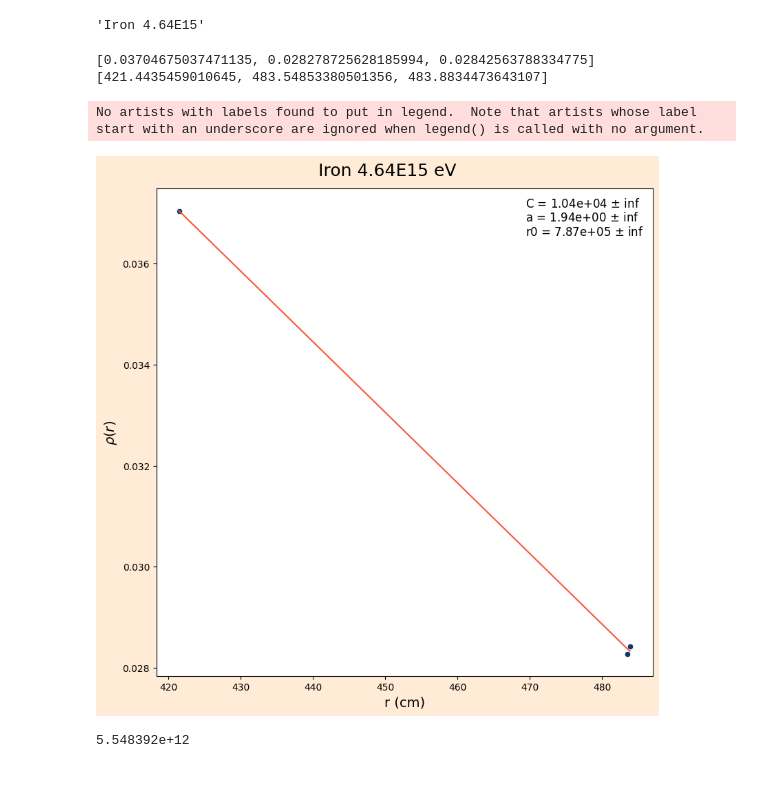
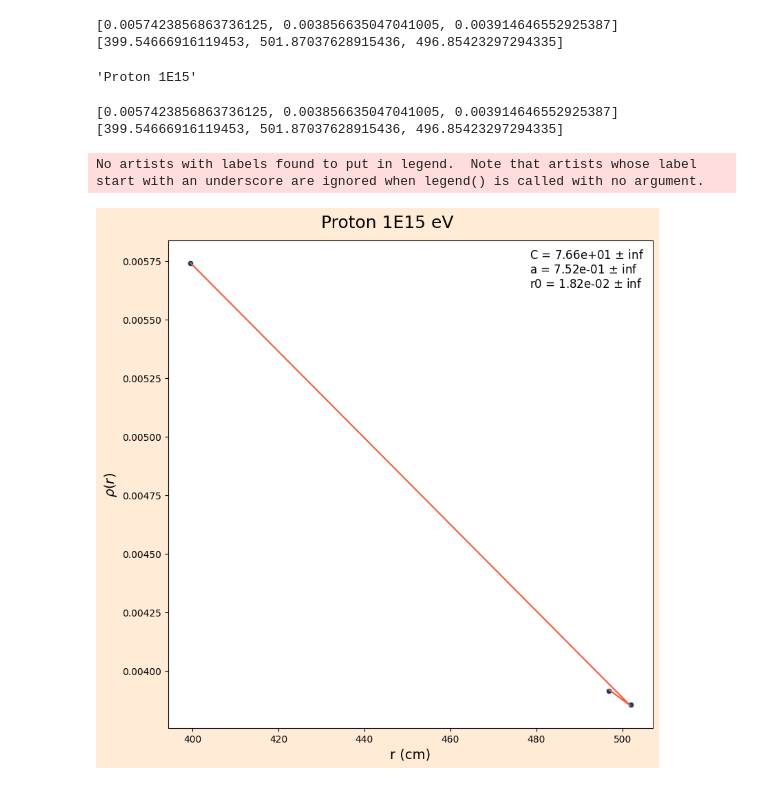
Before and after one commit to lucas-orfei/mestrado, a Jupyter notebook: barycenter.ipynb, the cells around one changed output. Cells and saved outputs as stored; diff of their text form; code cells hidden in the pictures.

```diff
--- a/barycenter.ipynb
+++ b/barycenter.ipynb
@@ -44,7 +44,7 @@ def contar_particulas_em_eventos(nome_arquivo):
             particulas.append(contagem)
 
 if __name__ == "__main__":
-    arquivo = "iron4.64E15"
+    arquivo = "proton1E15"
     contar_particulas_em_eventos(arquivo)
 # %%
 x1 = [0,346]
@@ -140,3 +140,26 @@ shape: (1, 12)
+# %%
+rho = [
+    df2['rho1'][0],
+    df2['rho2'][0],
+    df2['rho3'][0]
+]
+
+r_b = [
+    df2['r1_b'][0],
+    df2['r2_b'][0],
+    df2['r3_b'][0]
+]
+print(rho,r_b)
+
+
+data2 = {
+    'rho':rho,
+    'r_b':r_b
+}
+
+df3 = pl.DataFrame(data2)
+# %% [output]
+[0.0057423856863736125, 0.003856635047041005, 0.003914646552925387] [399.54666916119453, 501.87037628915436, 496.85423297294335]
 # %%
 def formatar_string(s):
 
@@ -154,22 +177,9 @@ def formatar_string(s):
 name = formatar_string(arquivo)
 name
 # %% [output]
-'Iron 4.64E15'
+'Proton 1E15'
 # %%
-rho = [
-    df2['rho1'][0],
-    df2['rho2'][0],
-    df2['rho3'][0]
-]
-
-r_b = [
-    df2['r1_b'][0],
-    df2['r2_b'][0],
-    df2['r3_b'][0]
-]
-print(rho,r_b)
-
-
+# Essa modelagem não está certa!
 
 fig, ax = plt.subplots(1, 1, figsize = (8, 8), facecolor = '#FFEBD6')
 fig.suptitle(str(name) + ' eV', size = 18)
@@ -181,62 +191,38 @@ ax.set_ylabel(r'$\rho(r)$', size = 14)
 
 #ax.set_xlim(xmin=0)
 #ax.set_ylim(ymin=0)
 
 # Como b varia pouco, vou deixá-lo constante
-b = 3
-p0 = (5E4,1,1E4)
+b = 1
+p0 = (10,1,300)
 def f_model(x, c, a, r0):
-    return ((c/r0**2)*(x/r0)**(-a)*(1+x/r0)**(-b))
+    return np.array(((c/r0**2)*(x/r0)**(-a)*(1+x/r0)**(-b)))
 
 popt, pcov = curve_fit(
     f=f_model,
     xdata=r_b,
     ydata=rho,
     p0=p0,
     maxfev = 2000000
     #sigma=df["Dy"]
 )
 c_opt, a_opt, r0_opt = popt
 
 inc = np.sqrt(np.diag(pcov))
 
 y = f_model(r_b,c_opt, a_opt, r0_opt)
 
 plt.plot(r_b, y, color = '#F95738')
 
 ax.legend(title = 'C = {:.2e} $\pm$ {:.2e}\na = {:.2e} $\pm$ {:.2e}\nr0 = {:.2e} $\pm$ {:.2e}'
           .format(c_opt,inc[0],a_opt,inc[1],r0_opt,inc[2]),
           title_fontsize = 12, facecolor = 'white', frameon = False)
 
 plt.savefig('plots/fit_' + str(arquivo) + '.png',bbox_inches = 'tight')
 # %% [output]
-[0.03704675037471135, 0.028278725628185994, 0.02842563788334775] [421.4435459010645, 483.54853380501356, 483.8834473643107]
+[0.0057423856863736125, 0.003856635047041005, 0.003914646552925387] [399.54666916119453, 501.87037628915436, 496.85423297294335]
 No artists with labels found to put in legend.  Note that artists whose label start with an underscore are ignored when legend() is called with no argument.
-[figure, old version]
+[figure, new version]
-# %%
-# Energia
-
-# Parâmetros fóton
-
-k_photon = 3.09E-21
-p_photon = 1.14
-
-# Parâmetros próton
-
-k_proton = 1.04E-11
-p_proton = 1.19
-
-# Parâmetros ferro
-
-k_iron = 3.09E-11
-p_iron = 1.14
-
-
-E = (c_opt/k_iron)**(1/p_iron)
-
-print('{:e}'.format(E))
-# %% [output]
-5.548392e+12
 # %%
 fig, ax = plt.subplots(1, 1, figsize = (8, 8), facecolor = '#FFEBD6')
 fig.suptitle('Coordinate Map of ' + str(name) + ' eV', size = 18)
```
Also changed, not shown: parts of 8 cells of this notebook.
